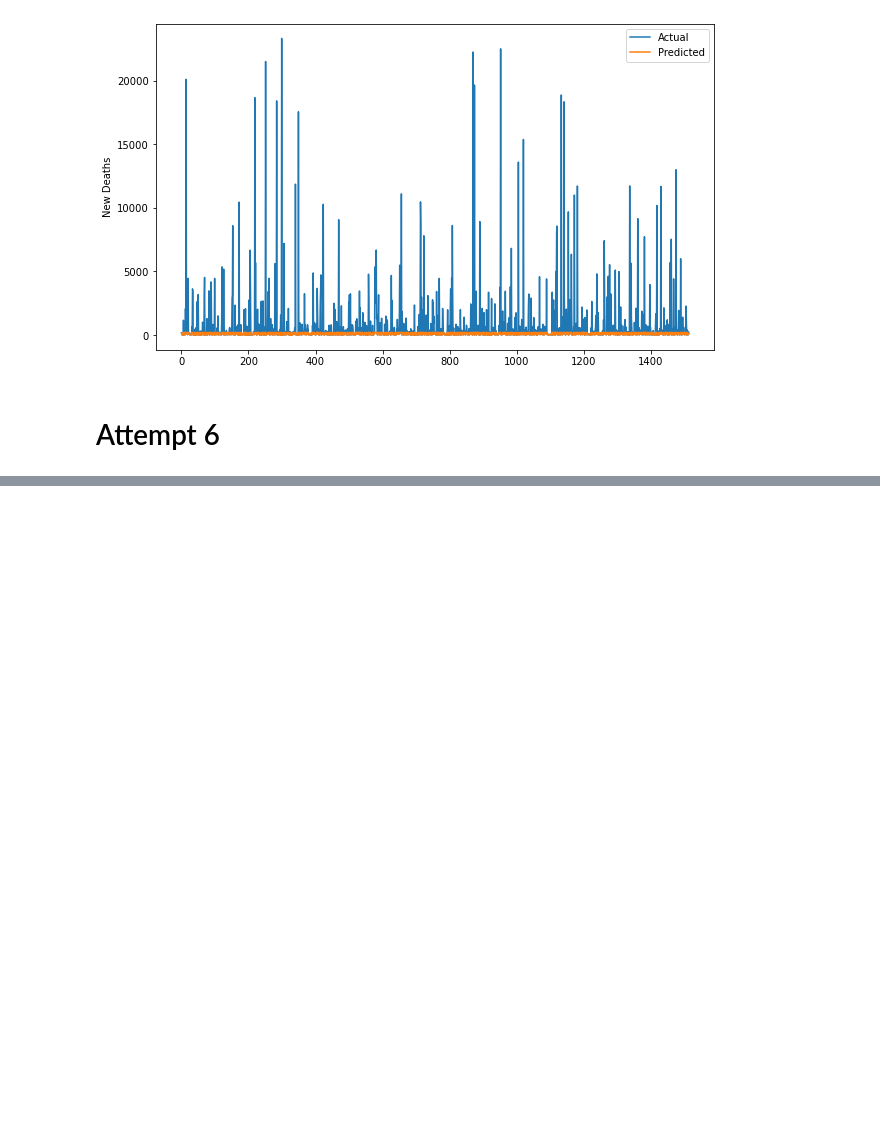
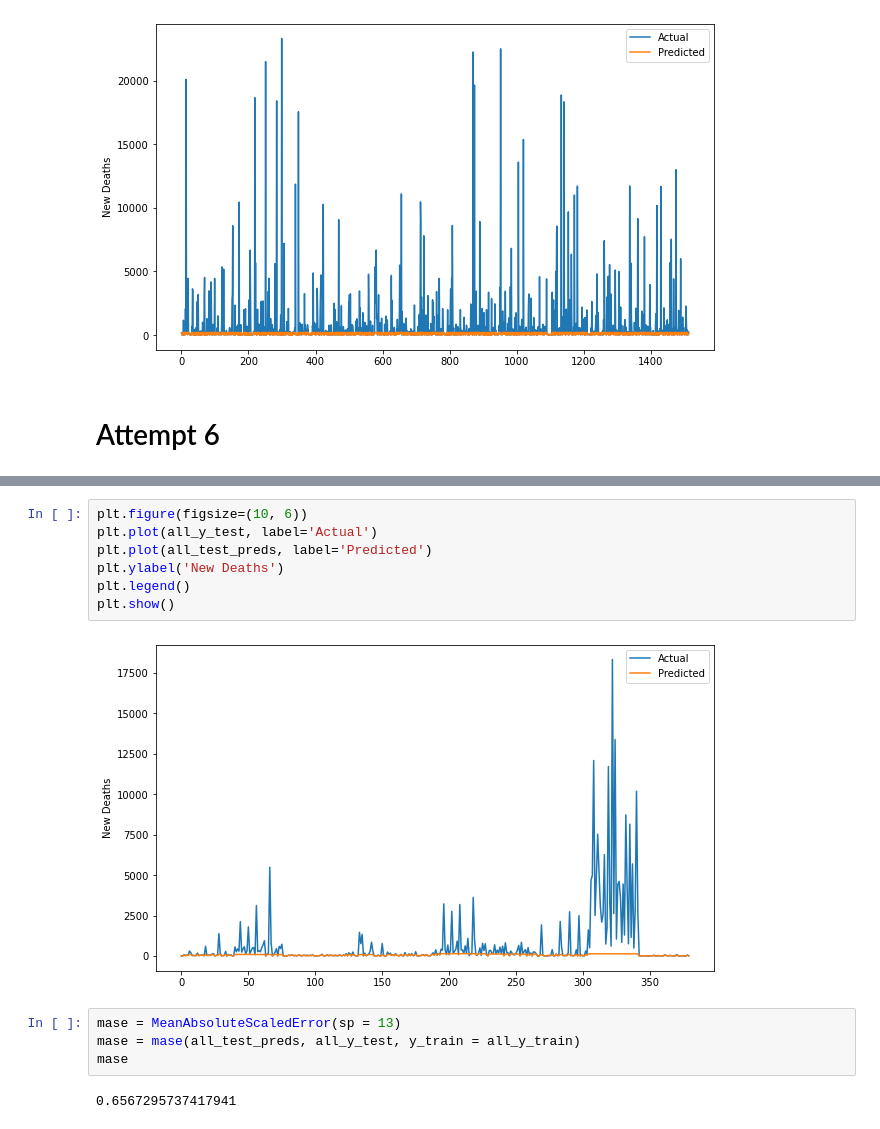
Before and after one commit to y-ginther/DS-Capstone, a Jupyter notebook: LSTMv2_c.ipynb, the cells around one changed output, grey strips where cells are left out. Drawn from its saved outputs; the diff is of its cells as text; blank space fills up the shorter version.

```diff
--- a/LSTMv2_c.ipynb
+++ b/LSTMv2_c.ipynb
@@ -988,0 +1100,15 @@ plt.show()
+# %%
+plt.figure(figsize=(10, 6))
+plt.plot(all_y_test, label='Actual')
+plt.plot(all_test_preds, label='Predicted')
+plt.ylabel('New Deaths')
+plt.legend()
+plt.show()
+# %% [output]
+[figure, added]
+# %%
+mase = MeanAbsoluteScaledError(sp = 13)
+mase = mase(all_test_preds, all_y_test, y_train = all_y_train)
+mase
+# %% [output]
+0.6567295737417941
```
Also changed, not shown: parts of 6 cells of this notebook.
